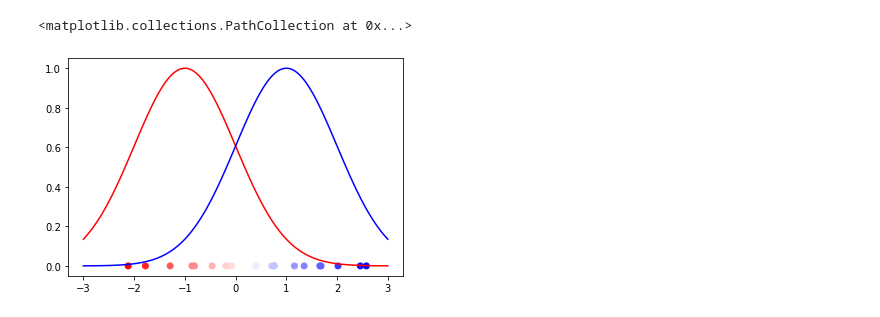
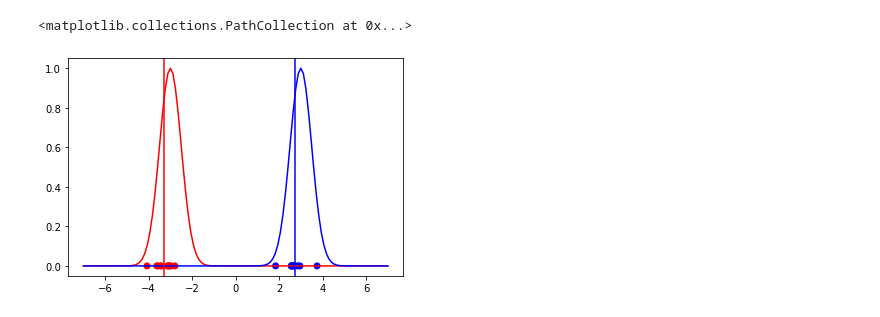
Before and after one commit to AbeHandler/everything, a Jupyter notebook: teaching/4604fall2020/week15/other_files/EM 1D Mixture of Gaussians.ipynb, the cells around one changed output. Cells and saved outputs as stored; diff of their text form; code cells hidden in the pictures.

```diff
--- a/teaching/4604fall2020/week15/other_files/EM 1D Mixture of Gaussians.ipynb
+++ b/teaching/4604fall2020/week15/other_files/EM 1D Mixture of Gaussians.ipynb
@@ -2,13 +2,13 @@
 from matplotlib import pyplot as mp
 import numpy as np
 
-SIGMA = 1
-mus = [-1, 1]
+SIGMA = .5
+mus = [-3, 3]
 
 def gaussian(x, mu, sig):
     return np.exp(-np.power(x - mu, 2.) / (2 * np.power(sig, 2.)))
 
-x_values = np.linspace(-3, 3, 120)
+x_values = np.linspace(-7, 7, 120)
 
 points = []
 
@@ -41,7 +41,9 @@ mp.scatter(points, y_axis, c = np.array(oracle_color), cmap=mp.cm.bwr)
 expected_values = np.random.rand(N)
 
 # show the guesses colors
-mp.scatter(points, y_axis, c = guesses, cmap=mp.cm.bwr)
+mp.scatter(points, y_axis, c = expected_values, cmap=mp.cm.bwr)
 
 mp.show()
+
+theta = {"m1": -1, "m2": 1}
 # %% [output]
@@ -68,13 +69,15 @@ def estep(points, theta, expected_values):
 
 def mstep(expected_values, observations):
     def getMean(expected_values, observations):
-        return np.mean(expected_values * observations)
+        return np.sum(expected_values * observations)/np.sum(expected_values)
 
     m1 = getMean(expected_values=expected_values, observations=points)
-    m2 = getMean(expected_values=(1 - expected_values), observations=points)
+    m2 = getMean(expected_values=(1 - expected_values), observations=(points))
+    print(m1, m2)
 
     return {"m1": m1, "m2": m2}
 
-for i in range(10):
+for i in range(100):
     expected_values = estep(points, theta, expected_values)
     theta = mstep(expected_values, observations=points)
+    #print(theta["m1"], expected_values)
@@ -81,10 +102,13 @@ for i in range(10):
 # %%
 # make a gif
 for mno, mu in enumerate(mus):
     mp.plot(x_values, gaussian(x_values, mu, sig=SIGMA), color=colors[mno])
 
+plt.axline((theta["m1"], 0), (theta["m1"], 1), color="red")
+plt.axline((theta["m2"], 0), (theta["m2"], 1), color="blue")
+
 # show the guesses colors
 mp.scatter(points, y_axis, c = expected_values, cmap=mp.cm.bwr)
 # %% [output]
 <matplotlib.collections.PathCollection at 0x...>
-[figure, old version]
+[figure, new version]
```
Also changed, not shown: parts of 2 cells of this notebook.
